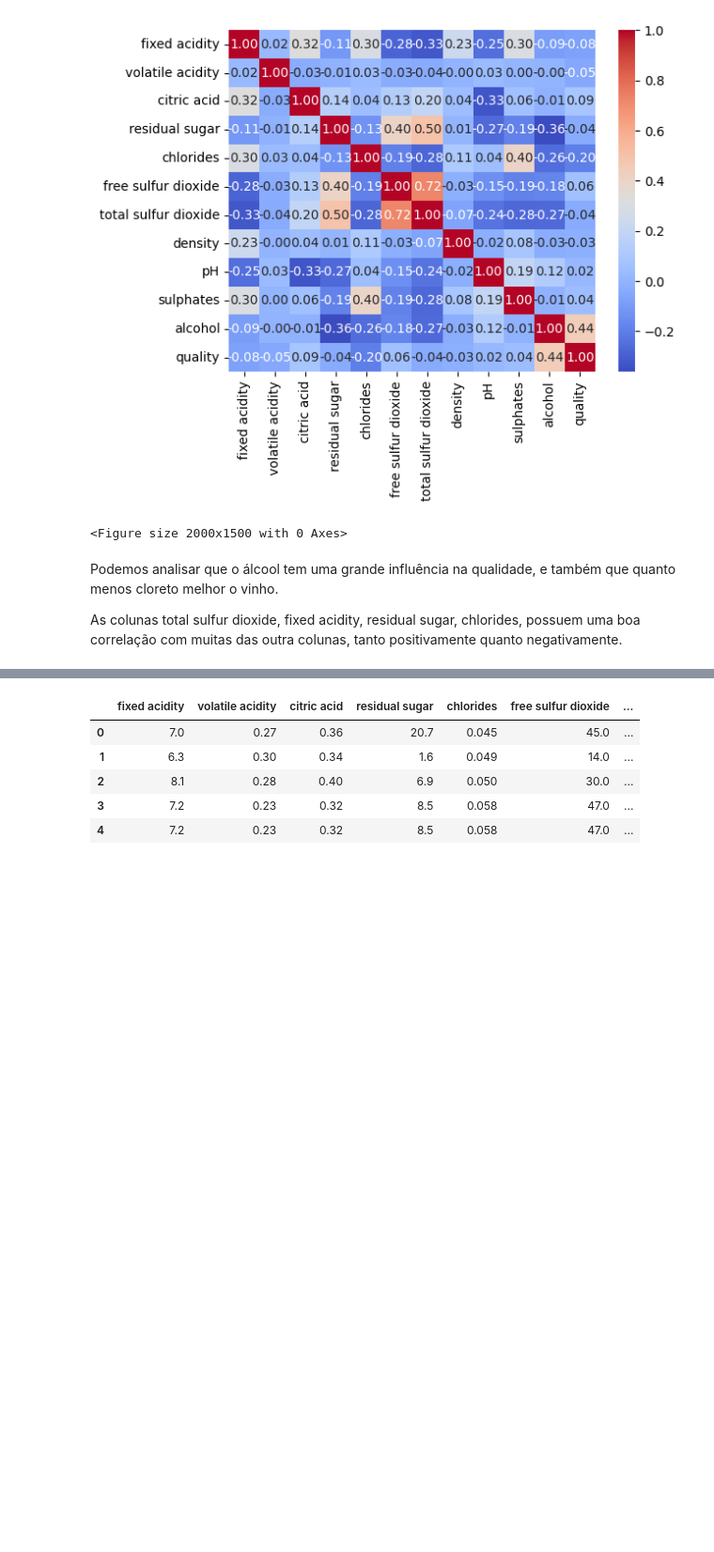
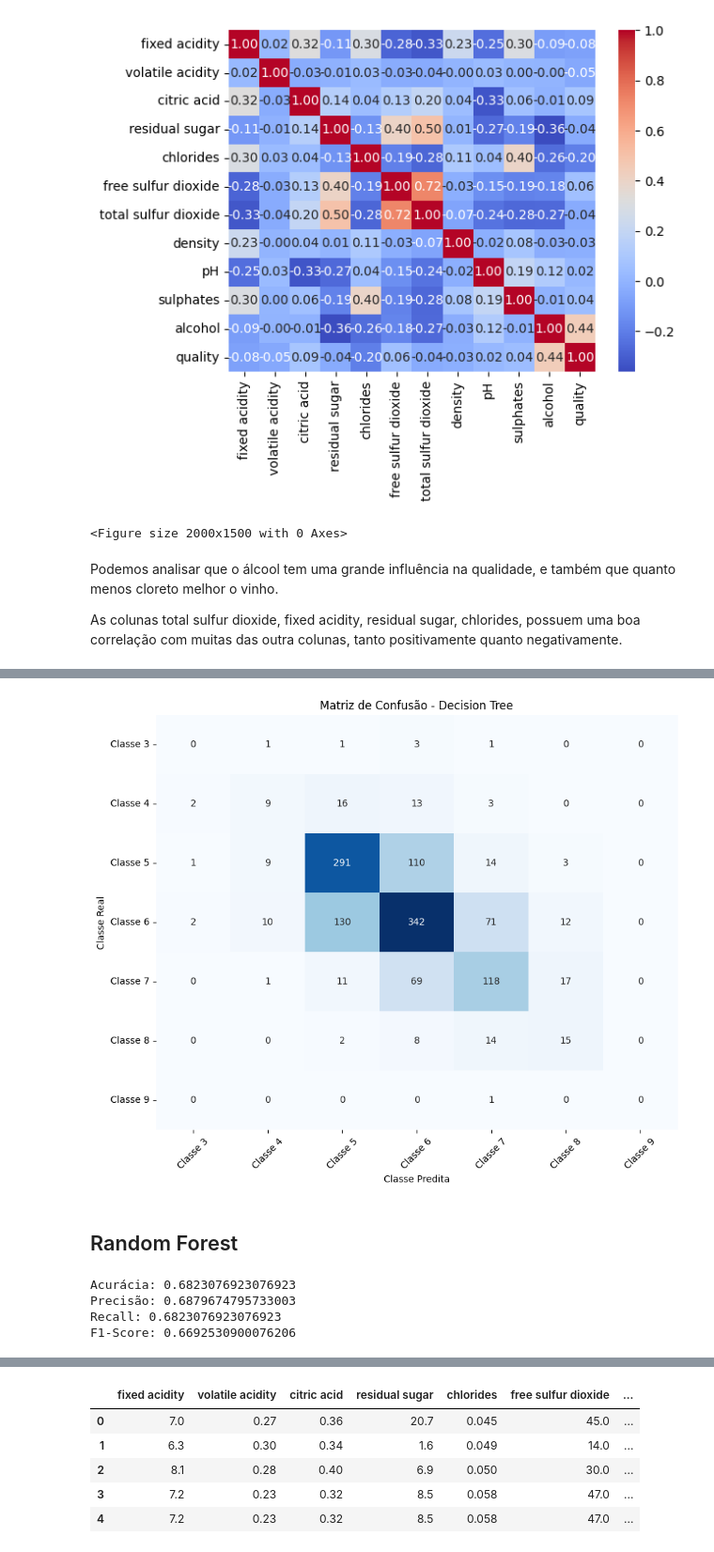
Before and after one commit to arthur-pulini/cp5_ia, a Jupyter notebook: cp5.ipynb, the cells around one changed output, grey strips where cells are left out. Shown at 94% size. Cells and saved outputs as stored; diff of their text form; code cells hidden in the pictures; blank space fills up the shorter version.

```diff
--- a/cp5.ipynb
+++ b/cp5.ipynb
@@ -1105,0 +1260,39 @@ As colunas total sulfur dioxide, fixed acidity, residual sugar, chlorides, possu
+# %%
+cm = confusion_matrix(y_test, y_pred)
+class_labels = [f'Classe {i}' for i in range(3, 10, 1)]
+cm_df = pd.DataFrame(cm, index=class_labels, columns=class_labels)
+
+plt.figure(figsize=(10, 8))
+sns.heatmap(cm_df, annot=True, fmt='d', cmap='Blues', cbar=False)
+plt.title('Matriz de Confusão - Decision Tree')
+plt.ylabel('Classe Real')
+plt.xlabel('Classe Predita')
+plt.xticks(rotation=45)
+plt.yticks(rotation=0)
+plt.show()
+# %% [output]
+[figure, added]
+# %% [markdown]
+## Random Forest
+# %%
+from sklearn.ensemble import RandomForestClassifier
+
+modelo = RandomForestClassifier(random_state=42)
+modelo.fit(X_train_final, y_train)
+
+y_pred = modelo.predict(X_test_final)
+
+accuracy = accuracy_score(y_test, y_pred)
+precision = precision_score(y_test, y_pred, average='weighted')
+recall = recall_score(y_test, y_pred, average='weighted')
+f1 = f1_score(y_test, y_pred, average='weighted')
+
+print(f'Acurácia: {accuracy}')
+print(f'Precisão: {precision}')
+print(f'Recall: {recall}')
+print(f'F1-Score: {f1}')
+# %% [output]
+Acurácia: 0.6823076923076923
+Precisão: 0.6879674795733003
+Recall: 0.6823076923076923
+F1-Score: 0.6692530900076206
```
Also changed, not shown: parts of 20 cells of this notebook.
